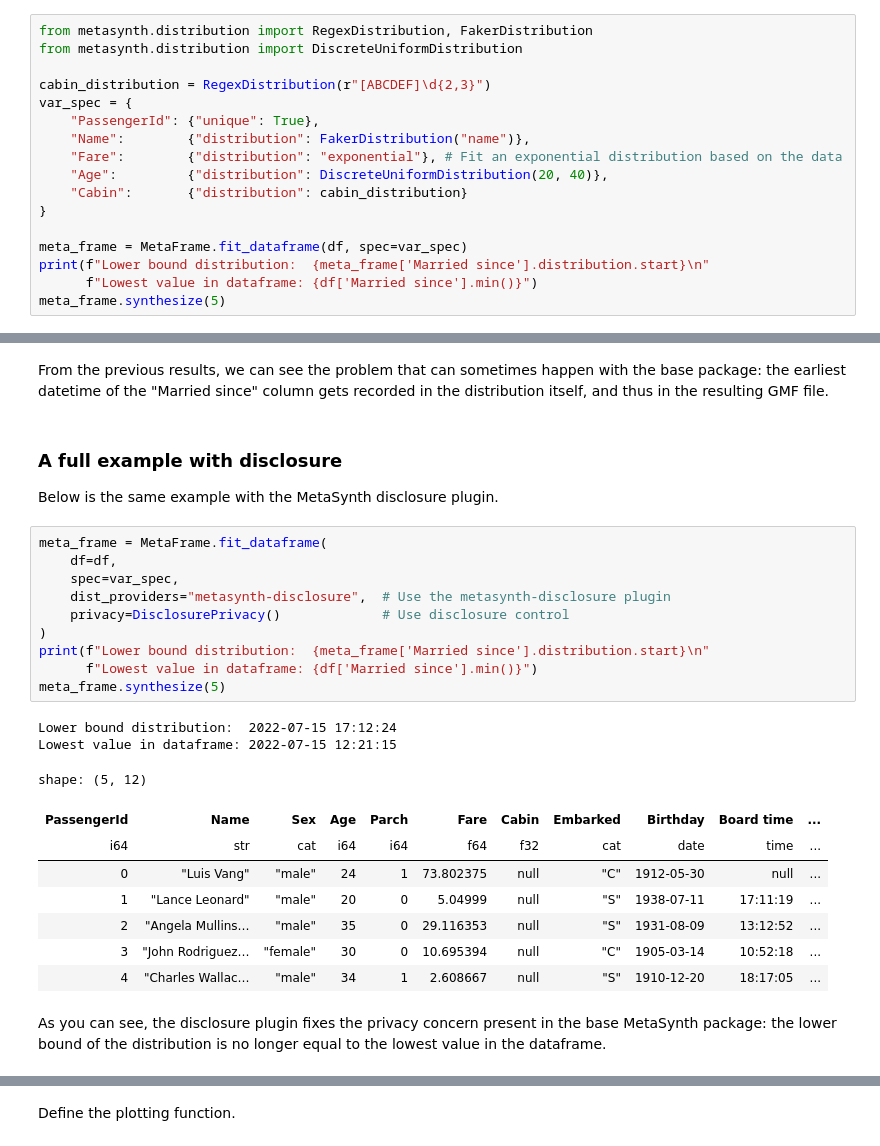
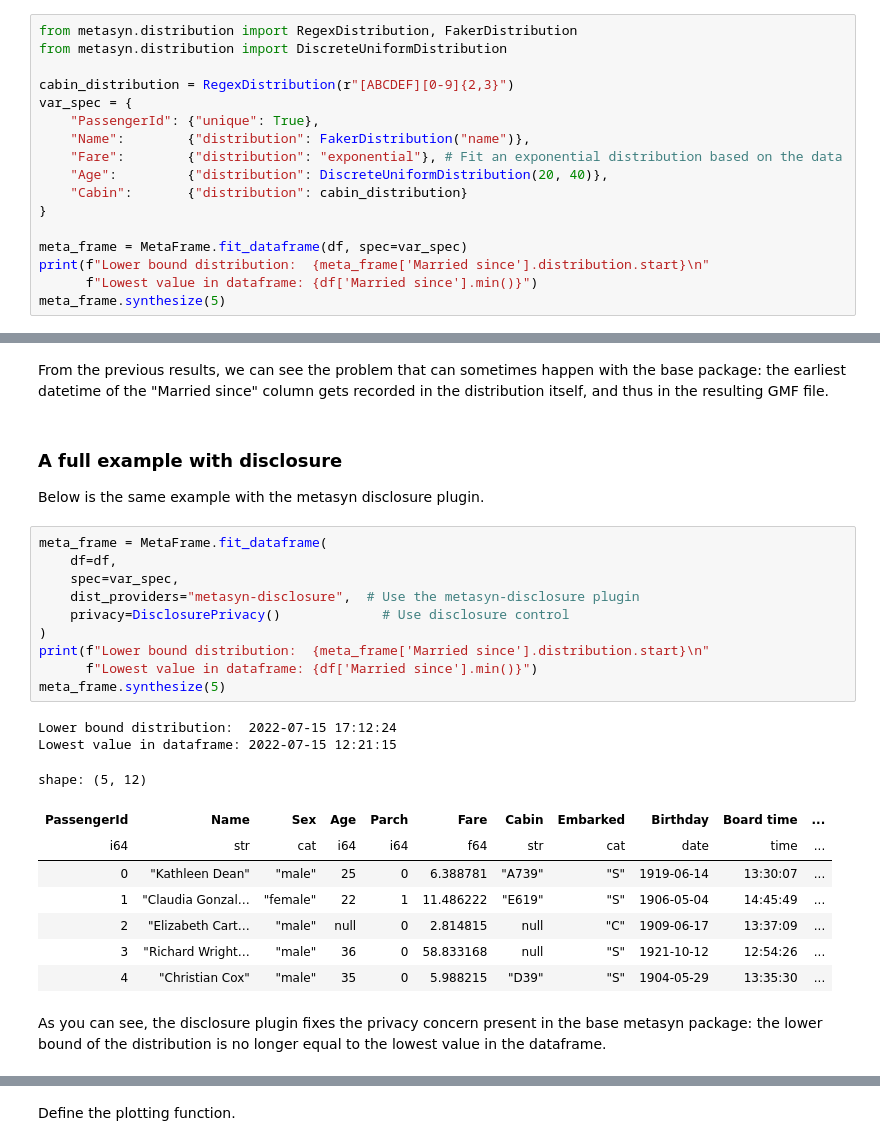
Before and after one commit to sodascience/metasyn-disclosure-control, a Jupyter notebook: examples/tutorial.ipynb, the cells around one changed output, grey strips where cells are left out. Saved outputs shown, nothing was run; the diff lists cells and outputs as text.

```diff
--- a/examples/tutorial.ipynb
+++ b/examples/tutorial.ipynb
@@ -46,8 +46,8 @@ Below we have the synthesis that uses the base MetaSynth package so that we can
 # %%
-from metasynth.distribution import RegexDistribution, FakerDistribution
-from metasynth.distribution import DiscreteUniformDistribution
+from metasyn.distribution import RegexDistribution, FakerDistribution
+from metasyn.distribution import DiscreteUniformDistribution
 
-cabin_distribution = RegexDistribution(r"[ABCDEF]\d{2,3}")
+cabin_distribution = RegexDistribution(r"[ABCDEF][0-9]{2,3}")
 var_spec = {
     "PassengerId": {"unique": True},
     "Name":        {"distribution": FakerDistribution("name")},
@@ -76,30 +76,30 @@ From the previous results, we can see the problem that can sometimes happen with
 # %% [markdown]
 ### A full example with disclosure
 
-Below is the same example with the MetaSynth disclosure plugin.
+Below is the same example with the metasyn disclosure plugin.
 # %%
 meta_frame = MetaFrame.fit_dataframe(
     df=df,
     spec=var_spec,
-    dist_providers="metasynth-disclosure",  # Use the metasynth-disclosure plugin
+    dist_providers="metasyn-disclosure",  # Use the metasyn-disclosure plugin
     privacy=DisclosurePrivacy()             # Use disclosure control
 )
 print(f"Lower bound distribution:  {meta_frame['Married since'].distribution.start}\n"
       f"Lowest value in dataframe: {df['Married since'].min()}")
 meta_frame.synthesize(5)
 # %% [output]
 Lower bound distribution:  2022-07-15 17:12:24
 Lowest value in dataframe: 2022-07-15 12:21:15
 shape: (5, 12)
 | PassengerId | Name | Sex | Age | Parch | Fare | Cabin | Embarked | Birthday | Board time | ... |
-| i64 | str | cat | i64 | i64 | f64 | f32 | cat | date | time | ... |
-| 0 | "Luis Vang" | "male" | 24 | 1 | 73.802375 | null | "C" | 1912-05-30 | null | ... |
-| 1 | "Lance Leonard" | "male" | 20 | 0 | 5.04999 | null | "S" | 1938-07-11 | 17:11:19 | ... |
-| 2 | "Angela Mullins… | "male" | 35 | 0 | 29.116353 | null | "S" | 1931-08-09 | 13:12:52 | ... |
-| 3 | "John Rodriguez… | "female" | 30 | 0 | 10.695394 | null | "C" | 1905-03-14 | 10:52:18 | ... |
-| 4 | "Charles Wallac… | "male" | 34 | 1 | 2.608667 | null | "S" | 1910-12-20 | 18:17:05 | ... |
+| i64 | str | cat | i64 | i64 | f64 | str | cat | date | time | ... |
+| 0 | "Kathleen Dean" | "male" | 25 | 0 | 6.388781 | "A739" | "S" | 1919-06-14 | 13:30:07 | ... |
+| 1 | "Claudia Gonzal… | "female" | 22 | 1 | 11.486222 | "E619" | "S" | 1906-05-04 | 14:45:49 | ... |
+| 2 | "Elizabeth Cart… | "male" | null | 0 | 2.814815 | null | "C" | 1909-06-17 | 13:37:09 | ... |
+| 3 | "Richard Wright… | "male" | 36 | 0 | 58.833168 | null | "S" | 1921-10-12 | 12:54:26 | ... |
+| 4 | "Christian Cox" | "male" | 35 | 0 | 5.988215 | "D39" | "S" | 1904-05-29 | 13:35:30 | ... |
 # %% [markdown]
-As you can see, the disclosure plugin fixes the privacy concern present in the base MetaSynth package: the lower bound of the distribution is no longer equal to the lowest value in the dataframe.
+As you can see, the disclosure plugin fixes the privacy concern present in the base metasyn package: the lower bound of the distribution is no longer equal to the lowest value in the dataframe.
 # %% [markdown]
 ## Single outliers
 
```
Also changed, not shown: parts of 8 cells of this notebook, 21 other files.
